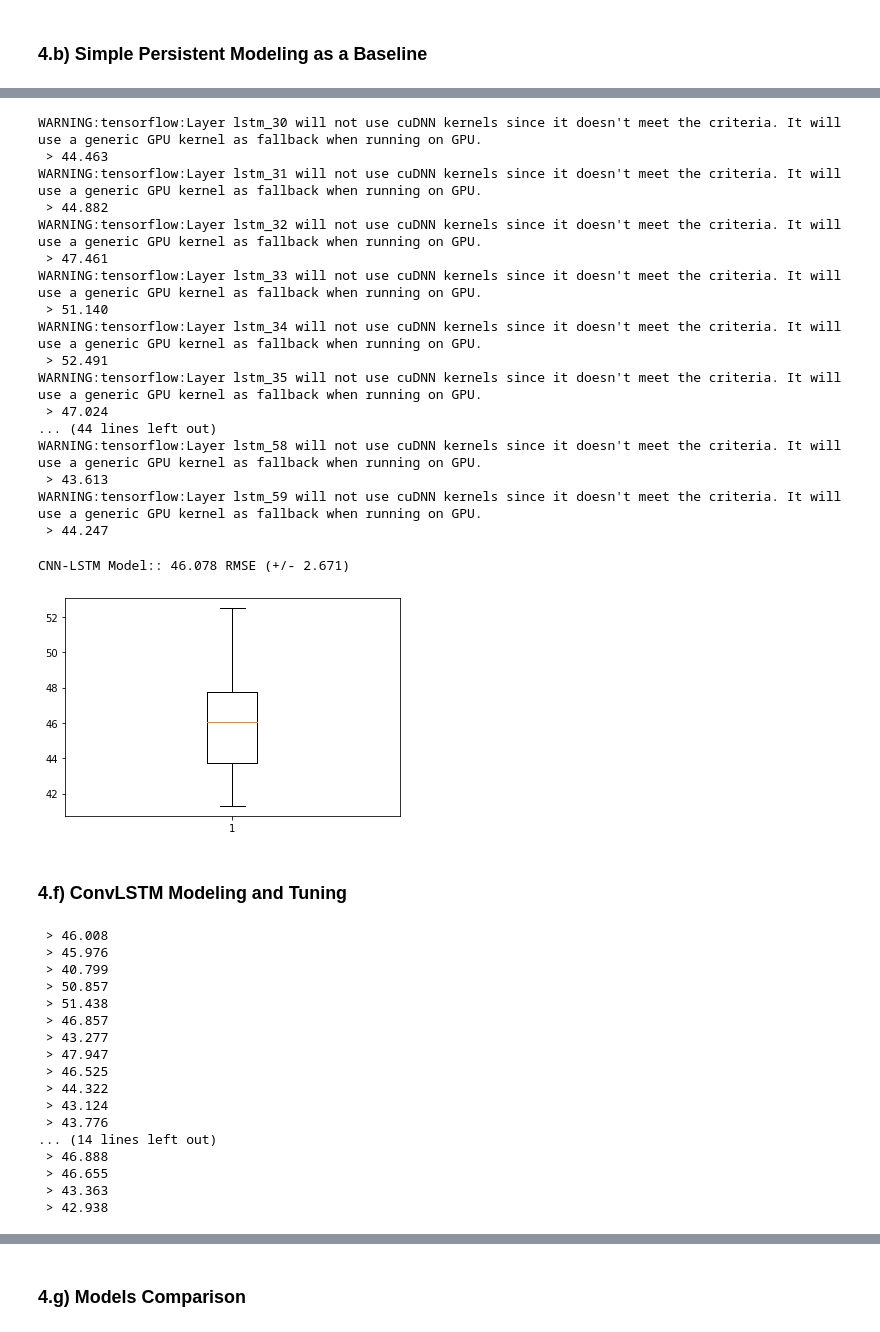
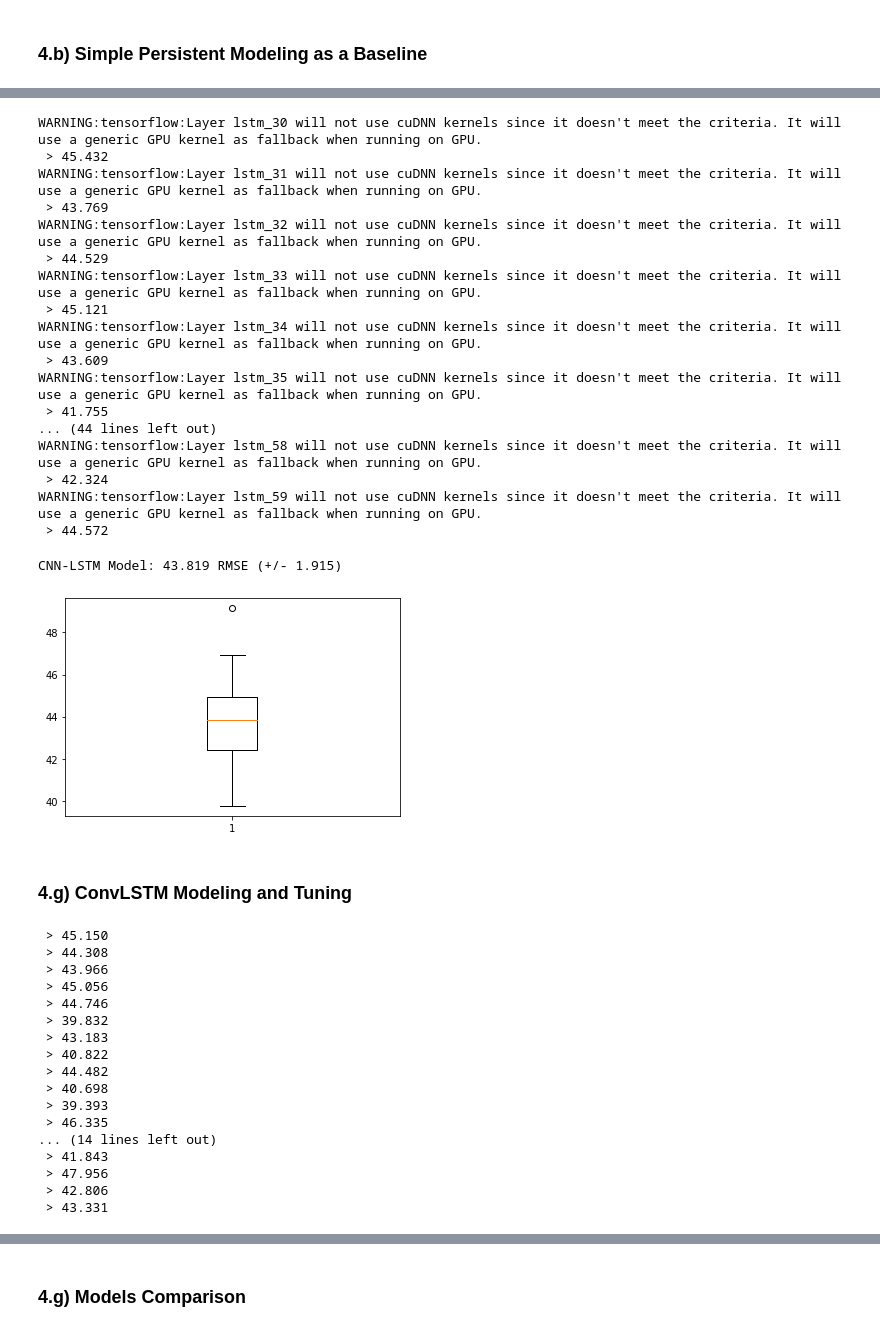
Before and after one commit to daines-analytics/time-series-projects, a Jupyter notebook: py_timeseries_iron_production_australian/py_timeseries_tensorflow_iron_production_australian.ipynb, the cells around one changed output, grey strips where cells are left out. Drawn from its saved outputs; the diff is of its cells as text; code cells hidden in the pictures.

```diff
--- a/py_timeseries_iron_production_australian/py_timeseries_tensorflow_iron_production_australian.ipynb
+++ b/py_timeseries_iron_production_australian/py_timeseries_tensorflow_iron_production_australian.ipynb
@@ -541,35 +587,35 @@ def model_predict(model, history, config):
     return yhat[0]
 # %%
 # define config
-config = [3, 12, 64, 3, 100, 200, 100]
+config = [3, 12, 128, 3, 100, 200, 72]
 # grid search
 cnnlstm_scores = repeat_evaluate(data, config, n_test)
 # %% [output]
 WARNING:tensorflow:Layer lstm_30 will not use cuDNN kernels since it doesn't meet the criteria. It will use a generic GPU kernel as fallback when running on GPU.
- > 44.463
+ > 45.432
 WARNING:tensorflow:Layer lstm_31 will not use cuDNN kernels since it doesn't meet the criteria. It will use a generic GPU kernel as fallback when running on GPU.
- > 44.882
+ > 43.769
 WARNING:tensorflow:Layer lstm_32 will not use cuDNN kernels since it doesn't meet the criteria. It will use a generic GPU kernel as fallback when running on GPU.
- > 47.461
+ > 44.529
 WARNING:tensorflow:Layer lstm_33 will not use cuDNN kernels since it doesn't meet the criteria. It will use a generic GPU kernel as fallback when running on GPU.
- > 51.140
+ > 45.121
 WARNING:tensorflow:Layer lstm_34 will not use cuDNN kernels since it doesn't meet the criteria. It will use a generic GPU kernel as fallback when running on GPU.
- > 52.491
+ > 43.609
 WARNING:tensorflow:Layer lstm_35 will not use cuDNN kernels since it doesn't meet the criteria. It will use a generic GPU kernel as fallback when running on GPU.
- > 47.024
+ > 41.755
 ... (44 lines left out)
 WARNING:tensorflow:Layer lstm_58 will not use cuDNN kernels since it doesn't meet the criteria. It will use a generic GPU kernel as fallback when running on GPU.
- > 43.613
+ > 42.324
 WARNING:tensorflow:Layer lstm_59 will not use cuDNN kernels since it doesn't meet the criteria. It will use a generic GPU kernel as fallback when running on GPU.
- > 44.247
+ > 44.572
 # %%
 # summarize scores
-summarize_scores('CNN-LSTM Model:', cnnlstm_scores)
+summarize_scores('CNN-LSTM Model', cnnlstm_scores)
 # %% [output]
-CNN-LSTM Model:: 46.078 RMSE (+/- 2.671)
+CNN-LSTM Model: 43.819 RMSE (+/- 1.915)
-[figure, old version]
+[figure, new version]
 # %% [markdown]
-### 4.f) ConvLSTM Modeling and Tuning
+### 4.g) ConvLSTM Modeling and Tuning
 # %%
 # fit a model
 def model_fit(train, config):
@@ -603,26 +649,26 @@ def model_predict(model, history, config):
     return yhat[0]
 # %%
 # define config
-config = [3, 12, 256, 3, 200, 200, 100]
+config = [3, 12, 256, 3, 200, 200, 72]
 # grid search
 convlstm_scores = repeat_evaluate(data, config, n_test)
 # %% [output]
- > 46.008
- > 45.976
- > 40.799
- > 50.857
- > 51.438
- > 46.857
- > 43.277
- > 47.947
- > 46.525
- > 44.322
- > 43.124
- > 43.776
+ > 45.150
+ > 44.308
+ > 43.966
+ > 45.056
+ > 44.746
+ > 39.832
+ > 43.183
+ > 40.822
+ > 44.482
+ > 40.698
+ > 39.393
+ > 46.335
 ... (14 lines left out)
- > 46.888
- > 46.655
- > 43.363
- > 42.938
+ > 41.843
+ > 47.956
+ > 42.806
+ > 43.331
 # %%
 # summarize scores
```
Also changed, not shown: parts of 23 cells of this notebook, 1 other file.
